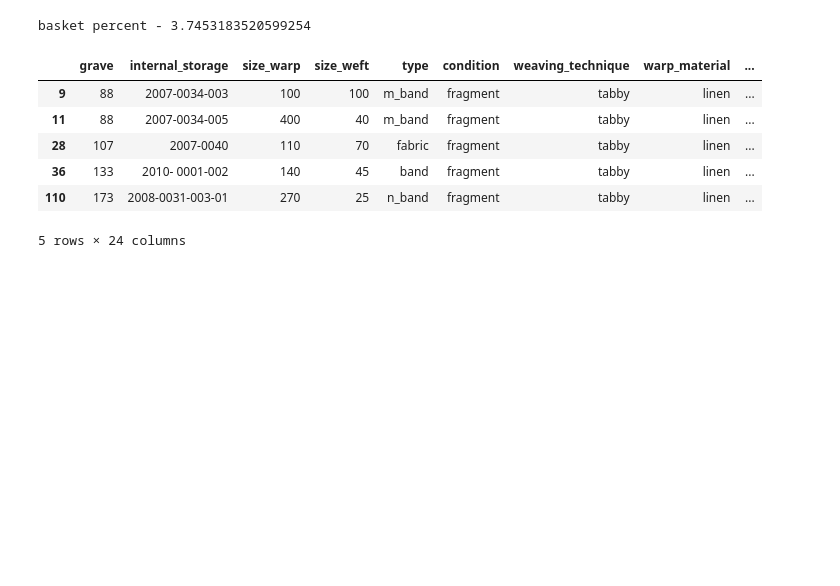
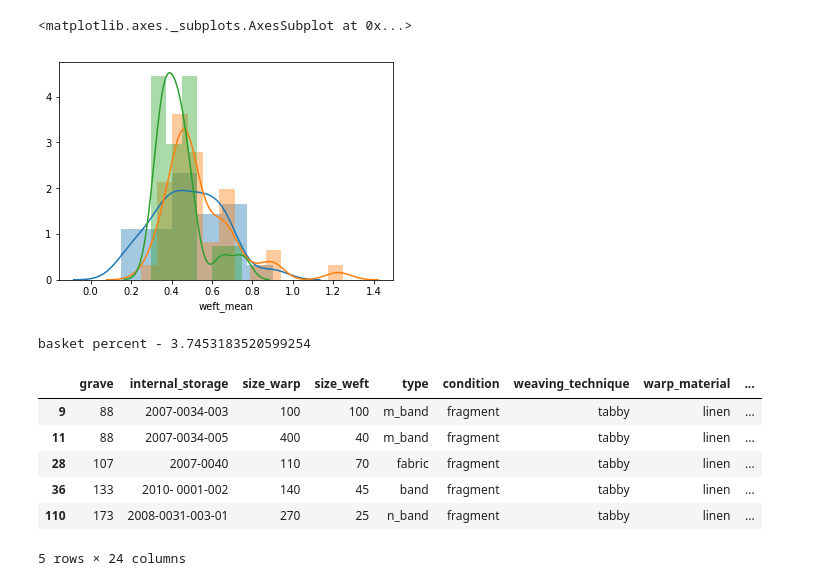
Before and after one commit to streltcov/textile_data, a Jupyter notebook: textile_data.ipynb, the cells around one changed output. Saved outputs shown, nothing was run; the diff lists cells and outputs as text; code cells hidden in the pictures; blank space fills up the shorter version.

```diff
--- a/textile_data.ipynb
+++ b/textile_data.ipynb
@@ -18 +61,8 @@ import data.textile_dataframes as td
+# %%
+seaborn.distplot(td.narrow_bands['weft_mean'])
+seaborn.distplot(td.middle_bands['weft_mean'])
+seaborn.distplot(td.wide_bands['weft_mean'])
+# %% [output]
+<matplotlib.axes._subplots.AxesSubplot at 0x...>
+[figure, added]
 # %%
```
Also changed, not shown: parts of 7 cells of this notebook, 1 other file.
